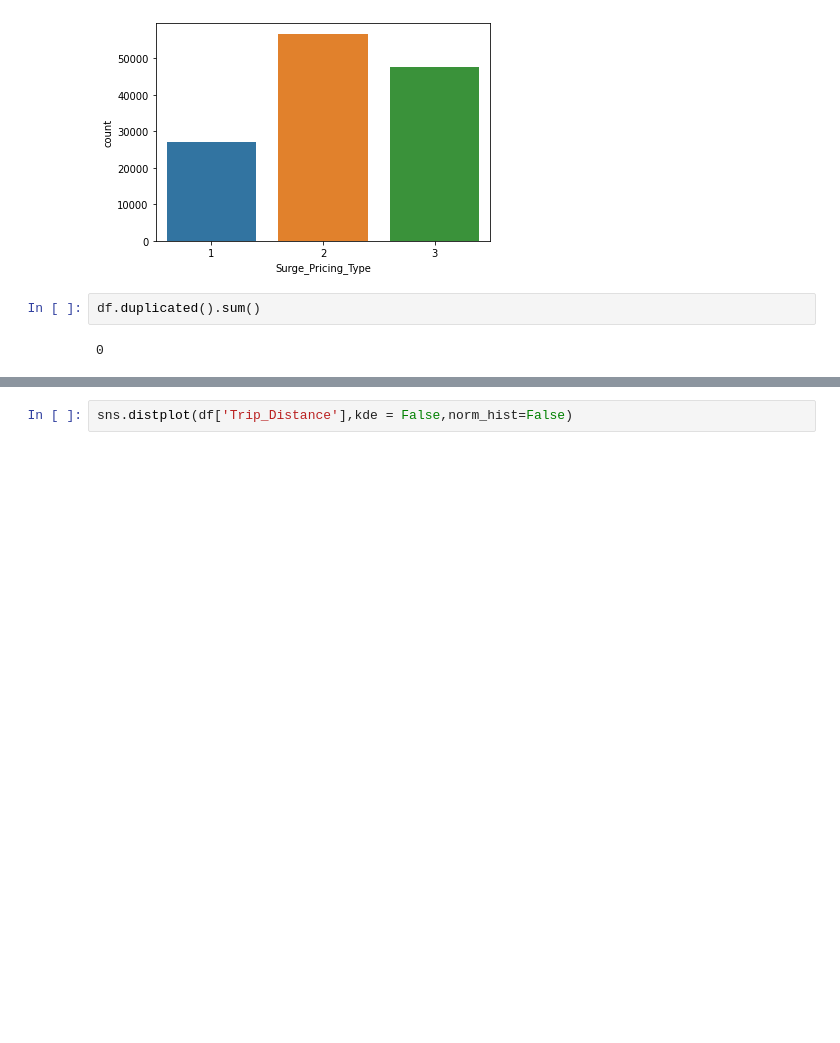
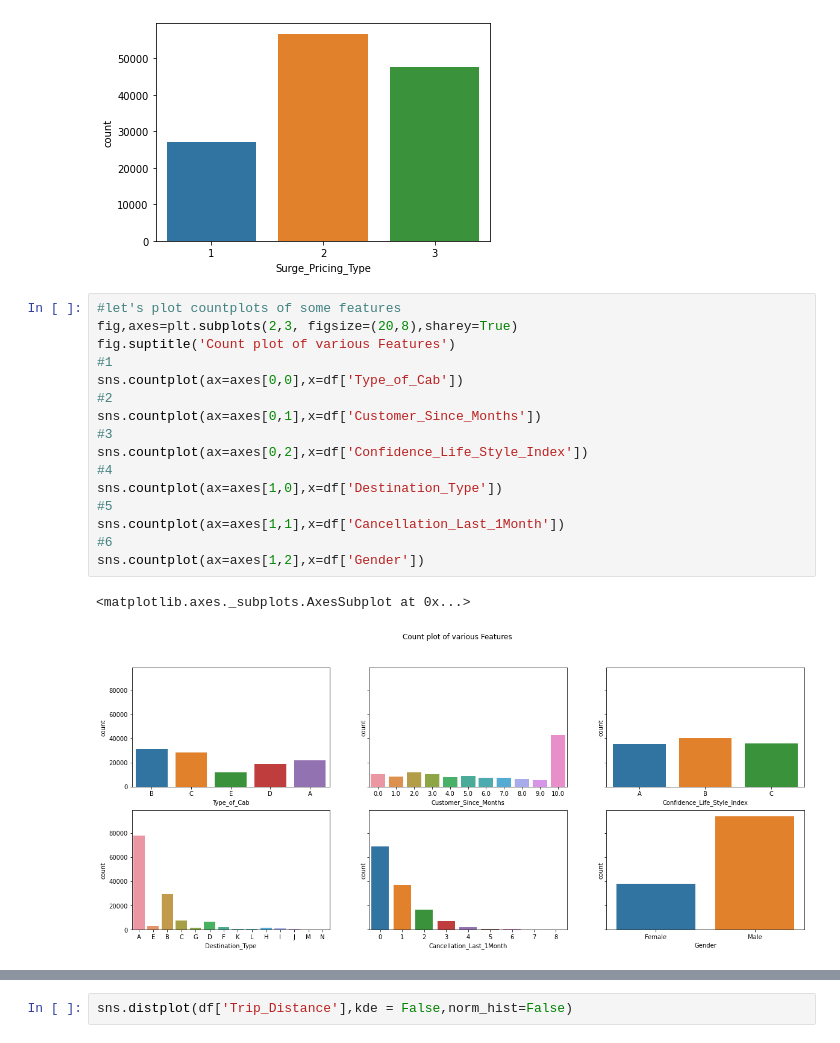
Before and after one commit to BhanuPShahi/-Taxi-Mobility-Surge-Price-Prediction, a Jupyter notebook: Bhanu_P_Shahi_10_05_2021_[Team_2]_Capstone_Project_2_Taxi_Mobility_Surge_Price_Prediction.ipynb, the cells around one changed output, grey strips where cells are left out. Saved outputs shown, nothing was run; the diff lists cells and outputs as text; blank space fills up the shorter version.

```diff
--- a/Bhanu_P_Shahi_10_05_2021_[Team_2]_Capstone_Project_2_Taxi_Mobility_Surge_Price_Prediction.ipynb
+++ b/Bhanu_P_Shahi_10_05_2021_[Team_2]_Capstone_Project_2_Taxi_Mobility_Surge_Price_Prediction.ipynb
@@ -121,7 +162,22 @@ sns.countplot(df['Surge_Pricing_Type'])
 # %% [output]
 <matplotlib.axes._subplots.AxesSubplot at 0x...>
 [figure]
-# %%
-df.duplicated().sum()
-# %% [output]
-0
+# %%
+#let's plot countplots of some features
+fig,axes=plt.subplots(2,3, figsize=(20,8),sharey=True)
+fig.suptitle('Count plot of various Features')
+#1
+sns.countplot(ax=axes[0,0],x=df['Type_of_Cab'])
+#2
+sns.countplot(ax=axes[0,1],x=df['Customer_Since_Months'])
+#3
+sns.countplot(ax=axes[0,2],x=df['Confidence_Life_Style_Index'])
+#4
+sns.countplot(ax=axes[1,0],x=df['Destination_Type'])
+#5
+sns.countplot(ax=axes[1,1],x=df['Cancellation_Last_1Month'])
+#6
+sns.countplot(ax=axes[1,2],x=df['Gender'])
+# %% [output]
+<matplotlib.axes._subplots.AxesSubplot at 0x...>
+[figure, added]
```
Also changed, not shown: parts of 107 cells of this notebook.
